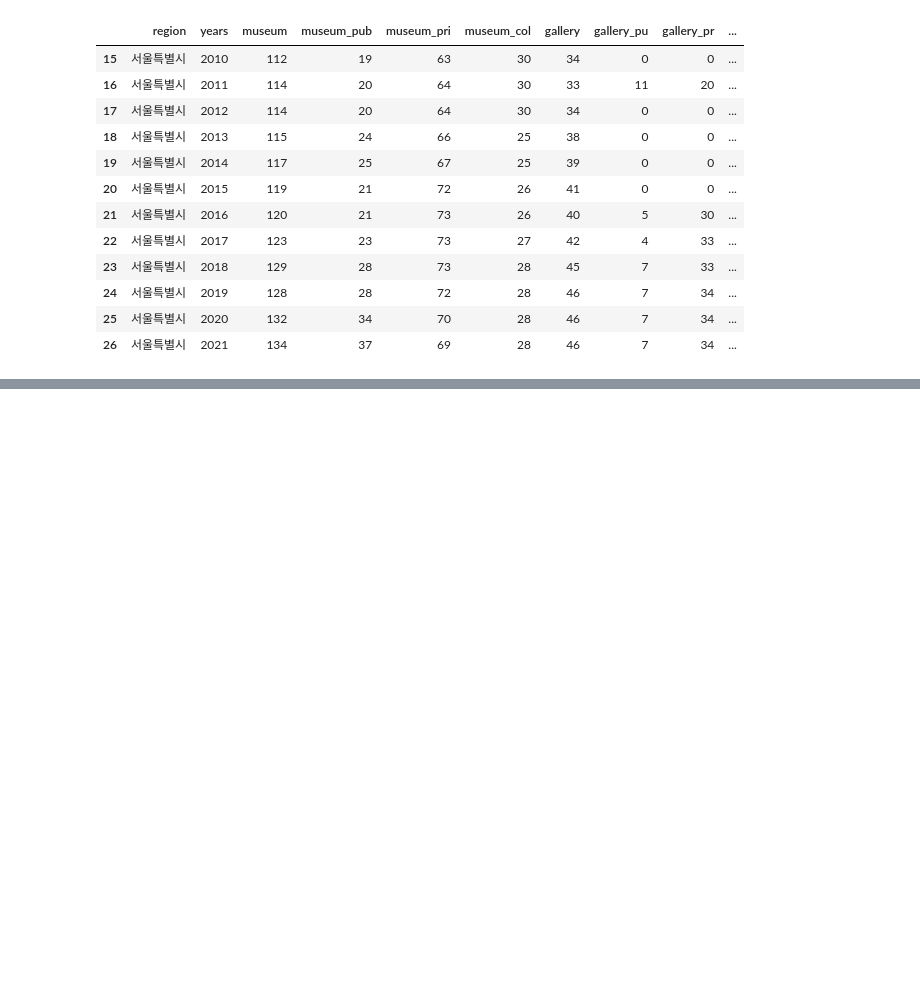
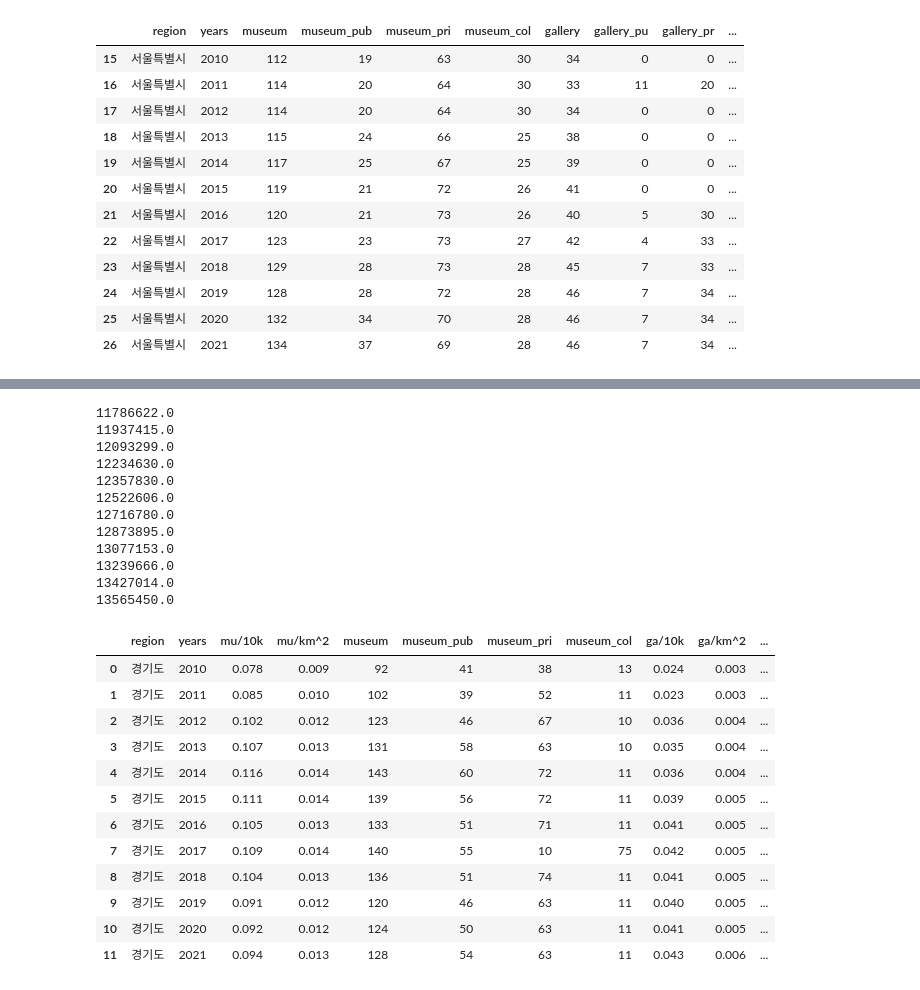
Before and after one commit to matdongsan5/Project, a Jupyter notebook: Numpy_이정욱/check.ipynb, the cells around one changed output, grey strips where cells are left out. Drawn from its saved outputs; the diff is of its cells as text; code cells hidden in the pictures; blank space fills up the shorter version.

```diff
--- a/Numpy_이정욱/check.ipynb
+++ b/Numpy_이정욱/check.ipynb
@@ -144,0 +166,49 @@ dtype: object
+# %%
+def per_km2(nameDF, name, r_square=r_square):
+    nameDF = pd.DataFrame()
+    nameDF = facDF.loc[(facDF['region']==name) & (facDF['years']>=2010), :]
+
+    nameDF.insert(2,'mu/km^2',(nameDF['museum']/r_square[name]).round(3))
+    nameDF.insert(7,'ga/km^2',(nameDF['gallery']/r_square[name]).round(3))
+
+    nameDF = nameDF.reset_index(drop=True)
+
+    nameDF.insert(2,'mu/10k',0)
+    nameDF.insert(8,'ga/10k',0)
+    # print(range(len(nameDF)))
+
+    for i in range(len(nameDF)):
+        nameDF.loc[i,'mu/10k'] = (nameDF.loc[i, 'museum'] / popDF.loc[(popDF['region']==name) & (popDF['years']==nameDF.loc[i,'years']), 'total'].values[0]*10**4).round(3)
+        nameDF.loc[i,'ga/10k'] = (nameDF.loc[i, 'gallery'] / popDF.loc[(popDF['region']==name) & (popDF['years']==nameDF.loc[i,'years']), 'total'].values[0]*10**4).round(3)
+        print(popDF.loc[(popDF['region']==name) & (popDF['years']==nameDF.loc[i,'years']), 'total'].values[0])
+
+    return nameDF
+# %%
+kkdDF = per_km2('kkdDF', '경기도')
+kkdDF
+# %% [output]
+11786622.0
+11937415.0
+12093299.0
+12234630.0
+12357830.0
+12522606.0
+12716780.0
+12873895.0
+13077153.0
+13239666.0
+13427014.0
+13565450.0
+|  | region | years | mu/10k | mu/km^2 | museum | museum_pub | museum_pri | museum_col | ga/10k | ga/km^2 | ... |
+| 0 | 경기도 | 2010 | 0.078 | 0.009 | 92 | 41 | 38 | 13 | 0.024 | 0.003 | ... |
+| 1 | 경기도 | 2011 | 0.085 | 0.010 | 102 | 39 | 52 | 11 | 0.023 | 0.003 | ... |
+| 2 | 경기도 | 2012 | 0.102 | 0.012 | 123 | 46 | 67 | 10 | 0.036 | 0.004 | ... |
+| 3 | 경기도 | 2013 | 0.107 | 0.013 | 131 | 58 | 63 | 10 | 0.035 | 0.004 | ... |
+| 4 | 경기도 | 2014 | 0.116 | 0.014 | 143 | 60 | 72 | 11 | 0.036 | 0.004 | ... |
+| 5 | 경기도 | 2015 | 0.111 | 0.014 | 139 | 56 | 72 | 11 | 0.039 | 0.005 | ... |
+| 6 | 경기도 | 2016 | 0.105 | 0.013 | 133 | 51 | 71 | 11 | 0.041 | 0.005 | ... |
+| 7 | 경기도 | 2017 | 0.109 | 0.014 | 140 | 55 | 10 | 75 | 0.042 | 0.005 | ... |
+| 8 | 경기도 | 2018 | 0.104 | 0.013 | 136 | 51 | 74 | 11 | 0.041 | 0.005 | ... |
+| 9 | 경기도 | 2019 | 0.091 | 0.012 | 120 | 46 | 63 | 11 | 0.040 | 0.005 | ... |
+| 10 | 경기도 | 2020 | 0.092 | 0.012 | 124 | 50 | 63 | 11 | 0.041 | 0.005 | ... |
+| 11 | 경기도 | 2021 | 0.094 | 0.013 | 128 | 54 | 63 | 11 | 0.043 | 0.006 | ... |
```
Also changed, not shown: parts of 10 cells of this notebook, 2 other files.
